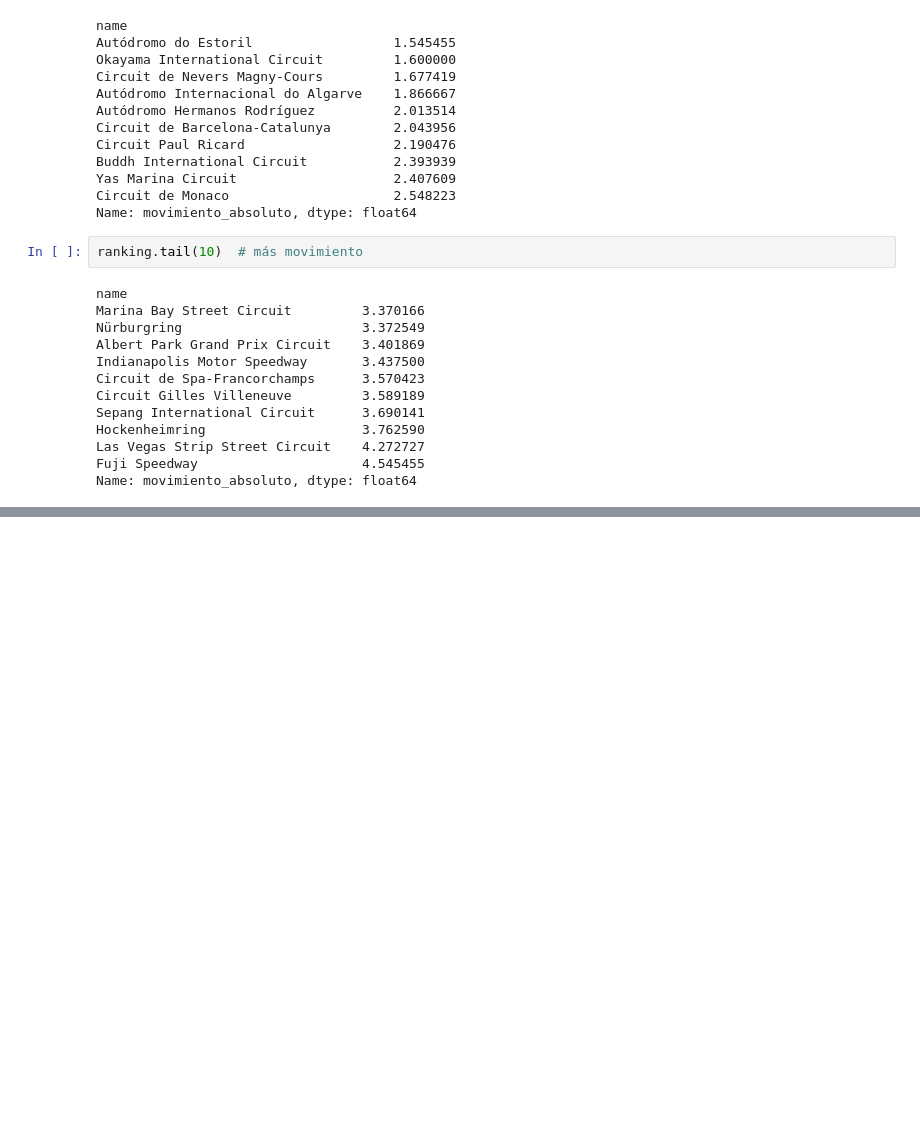
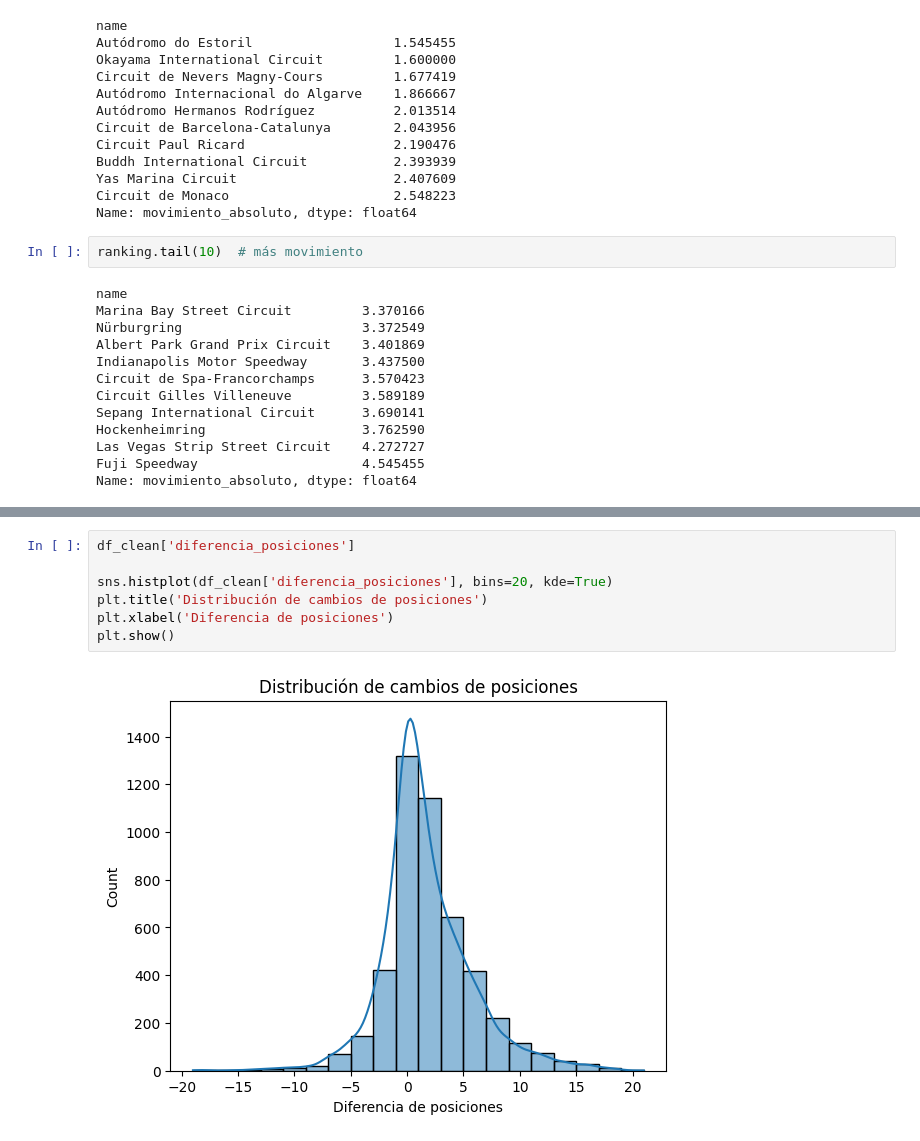
Before and after one commit to ividelmastro/Ciencia-de-datos, a Jupyter notebook: ver_bd.ipynb, the cells around one changed output, grey strips where cells are left out. Saved outputs shown, nothing was run; the diff lists cells and outputs as text; blank space fills up the shorter version.

```diff
--- a/ver_bd.ipynb
+++ b/ver_bd.ipynb
@@ -345,0 +384,9 @@ Name: movimiento_absoluto, dtype: float64
+# %%
+df_clean['diferencia_posiciones']
+
+sns.histplot(df_clean['diferencia_posiciones'], bins=20, kde=True)
+plt.title('Distribución de cambios de posiciones')
+plt.xlabel('Diferencia de posiciones')
+plt.show()
+# %% [output]
+[figure, added]
```
Also changed, not shown: parts of 7 cells of this notebook.
